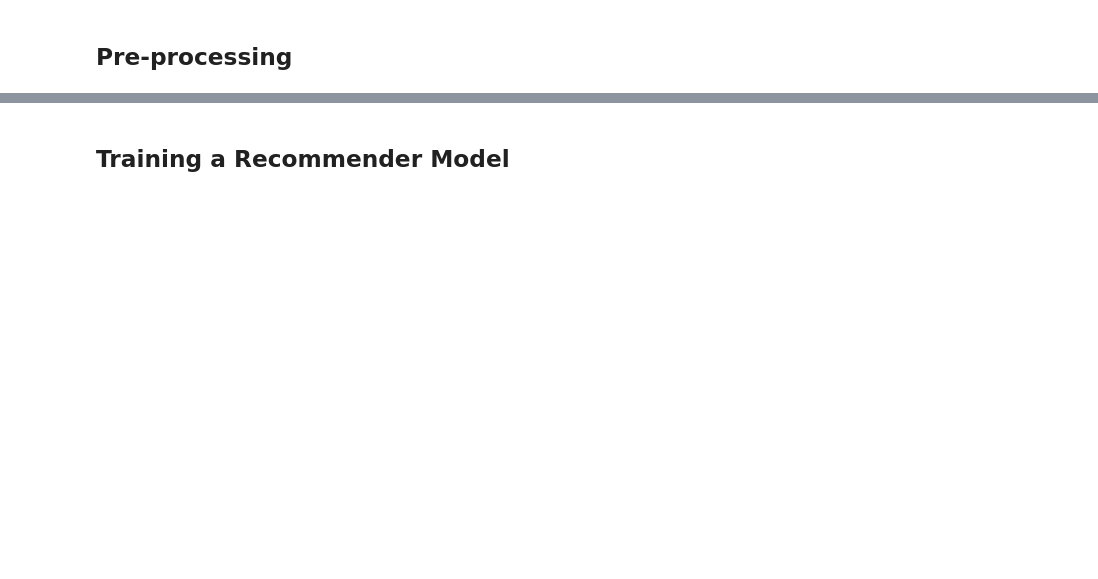
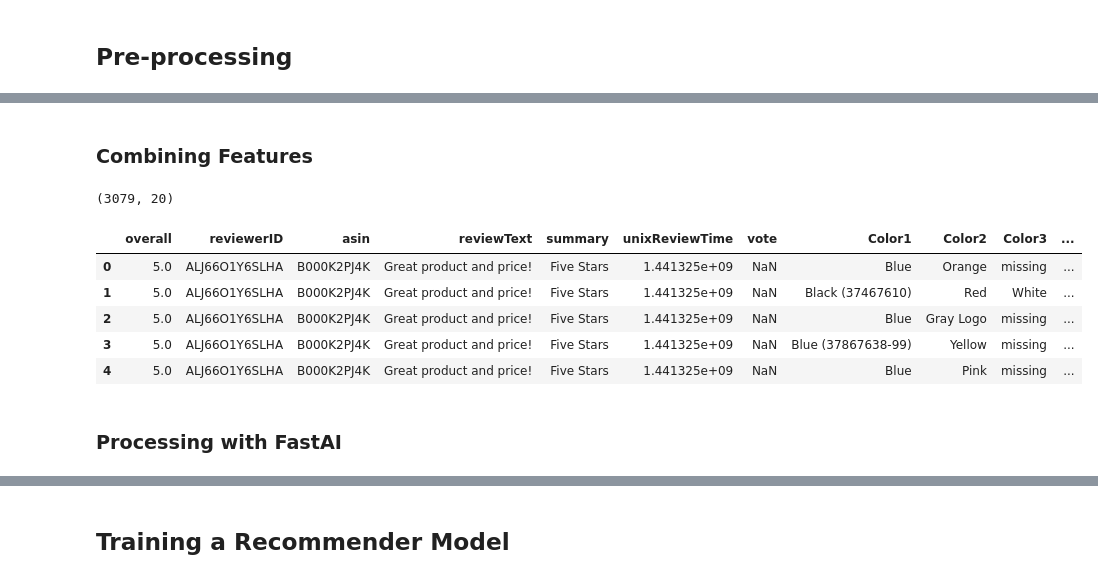
Before and after one commit to Bryan-Az/FastAI-Keras, a Jupyter notebook: Fast-AI/Text-Model/product_recommender.ipynb, the cells around one changed output, grey strips where cells are left out. Cells and saved outputs as stored; diff of their text form; code cells hidden in the pictures; blank space fills up the shorter version.

```diff
--- a/Fast-AI/Text-Model/product_recommender.ipynb
+++ b/Fast-AI/Text-Model/product_recommender.ipynb
@@ -17,0 +203,2 @@ In this section I used FastAI to implement a product recommendation model built
+# %%
+fashion_reviews = fashion_reviews.drop(['style', 'reviewTime'], axis = 1)
@@ -17,0 +229,24 @@ In this section I used FastAI to implement a product recommendation model built
+# %% [markdown]
+### Combining Features
+# %%
+combined_preprocessed = pd.concat([fashion_reviews, style_features, date_features], axis=1)
+# %%
+combined_preprocessed = combined_preprocessed.dropna(subset=['reviewTimeYear'])
+combined_preprocessed = combined_preprocessed.dropna(subset=['asin'])
+# %%
+combined_preprocessed.reset_index(drop=True, inplace=True)
+# %%
+combined_preprocessed.shape
+# %% [output]
+(3079, 20)
+# %%
+combined_preprocessed.head()
+# %% [output]
+|  | overall | reviewerID | asin | reviewText | summary | unixReviewTime | vote | Color1 | Color2 | Color3 | ... |
+| 0 | 5.0 | ALJ66O1Y6SLHA | B000K2PJ4K | Great product and price! | Five Stars | 1.441325e+09 | NaN | Blue | Orange | missing | ... |
+| 1 | 5.0 | ALJ66O1Y6SLHA | B000K2PJ4K | Great product and price! | Five Stars | 1.441325e+09 | NaN | Black (37467610) | Red | White | ... |
+| 2 | 5.0 | ALJ66O1Y6SLHA | B000K2PJ4K | Great product and price! | Five Stars | 1.441325e+09 | NaN | Blue | Gray Logo | missing | ... |
+| 3 | 5.0 | ALJ66O1Y6SLHA | B000K2PJ4K | Great product and price! | Five Stars | 1.441325e+09 | NaN | Blue (37867638-99) | Yellow | missing | ... |
+| 4 | 5.0 | ALJ66O1Y6SLHA | B000K2PJ4K | Great product and price! | Five Stars | 1.441325e+09 | NaN | Blue | Pink | missing | ... |
+# %% [markdown]
+### Processing with FastAI
```
Also changed, not shown: parts of 61 cells of this notebook, 2 other files.
